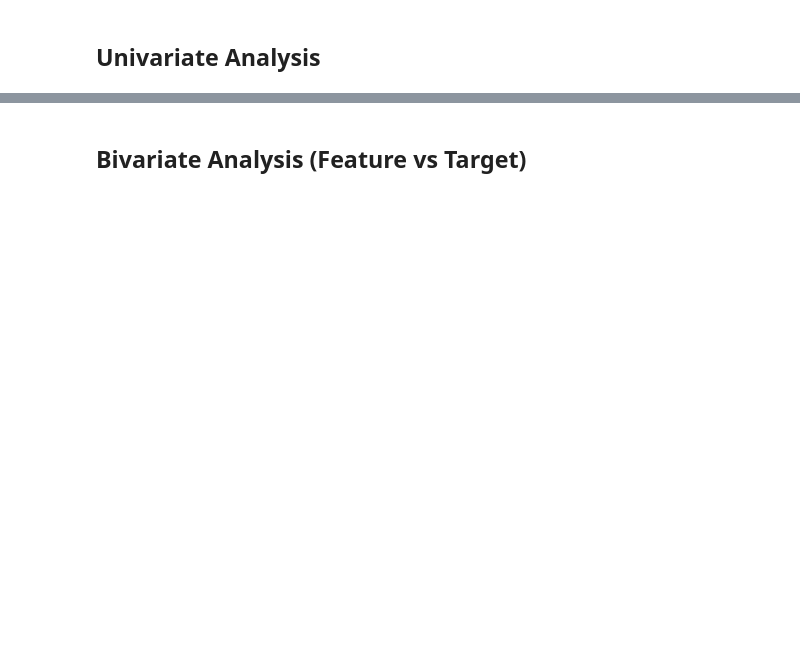
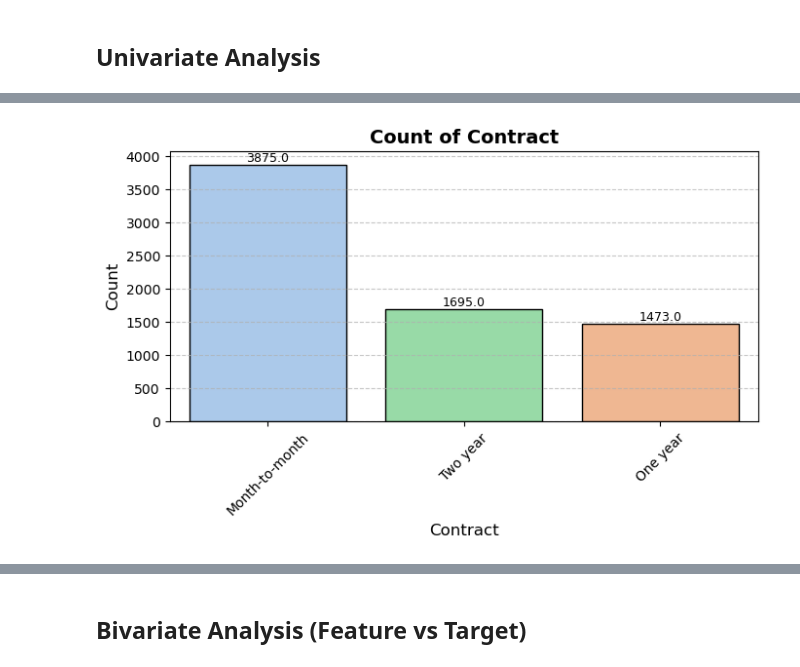
Before and after one commit to mewpunyapat/customer-churn-prediction, a Jupyter notebook: notebooks/eda.ipynb, the cells around one changed output, grey strips where cells are left out. Cells and saved outputs as stored; diff of their text form; code cells hidden in the pictures; blank space fills up the shorter version.

```diff
--- a/notebooks/eda.ipynb
+++ b/notebooks/eda.ipynb
@@ -35,0 +99,4 @@ plot_numerical_distribution(data, 'MonthlyCharges', 'Distribution')
+# %%
+plot_categorical_distribution(data, column='Contract', show_labels=True)
+# %% [output]
+[figure, added]
```
Also changed, not shown: parts of 16 cells of this notebook, 2 other files.
